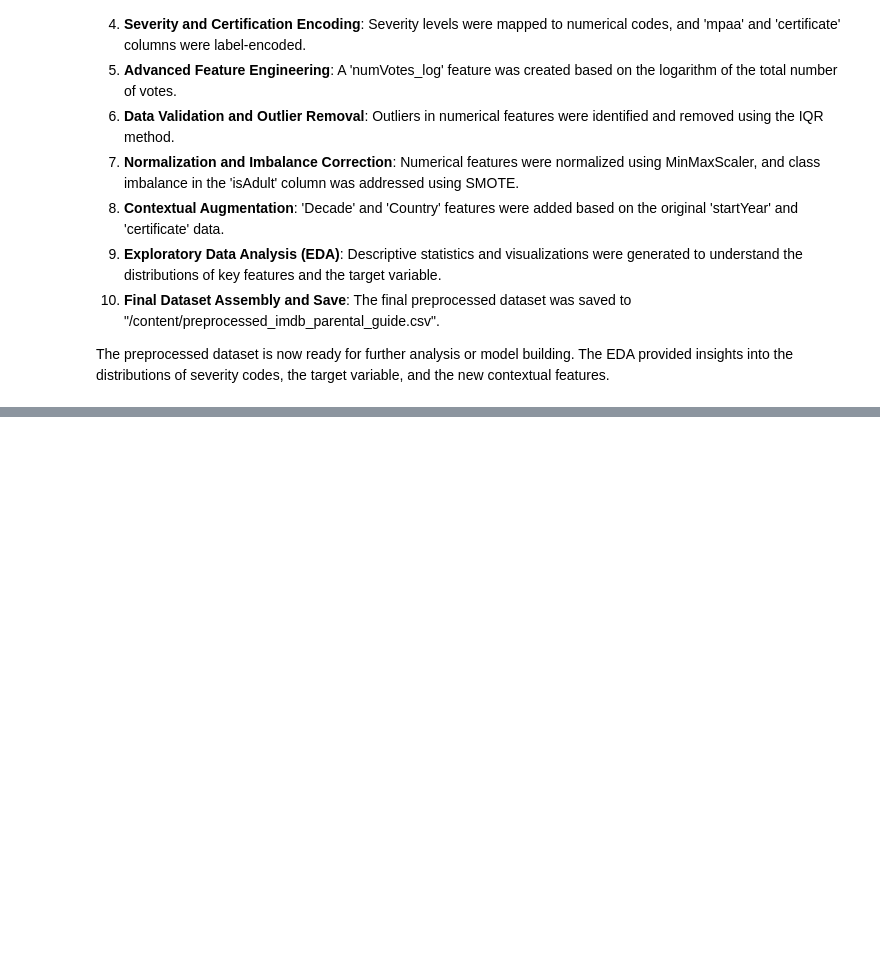
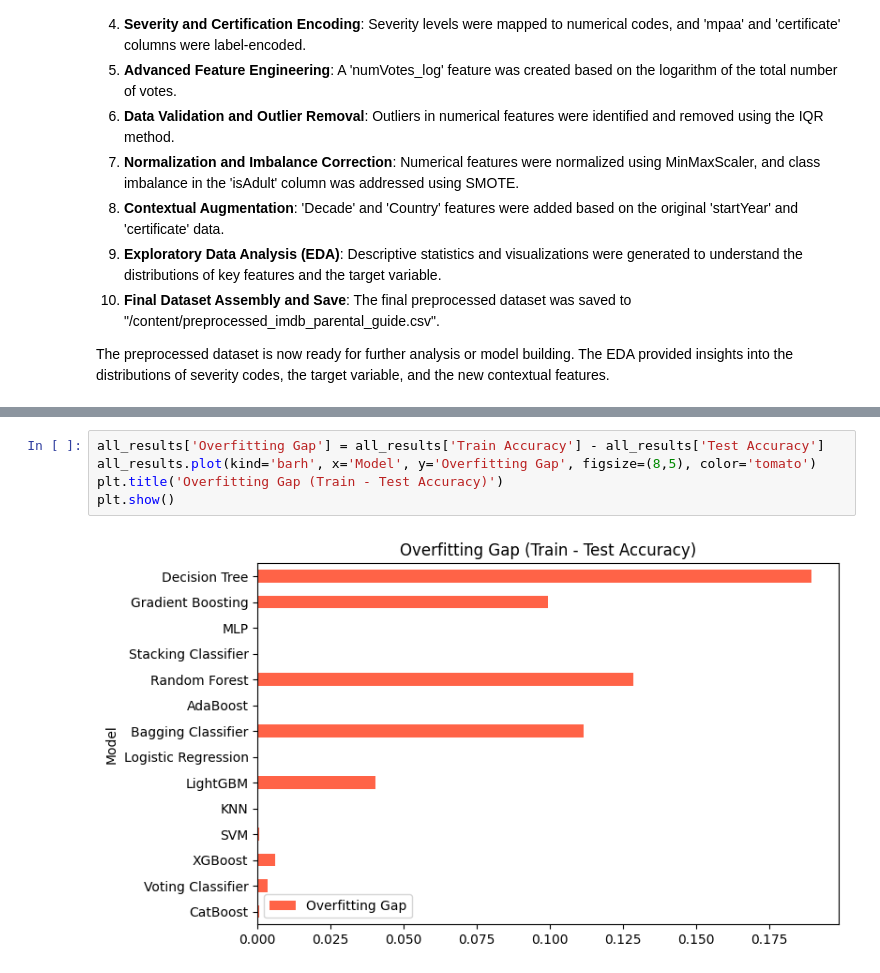
Before and after one commit to Vania1021/AiMl-Project-Sem-5, a Jupyter notebook: AiMl_project.ipynb, the cells around one changed output, grey strips where cells are left out. Drawn from its saved outputs; the diff is of its cells as text; blank space fills up the shorter version.

```diff
--- a/AiMl_project.ipynb
+++ b/AiMl_project.ipynb
@@ -573,0 +1282,7 @@ The preprocessed dataset is now ready for further analysis or model building. Th
+# %%
+all_results['Overfitting Gap'] = all_results['Train Accuracy'] - all_results['Test Accuracy']
+all_results.plot(kind='barh', x='Model', y='Overfitting Gap', figsize=(8,5), color='tomato')
+plt.title('Overfitting Gap (Train - Test Accuracy)')
+plt.show()
+# %% [output]
+[figure, added]
```
Also changed, not shown: parts of 17 cells of this notebook.
